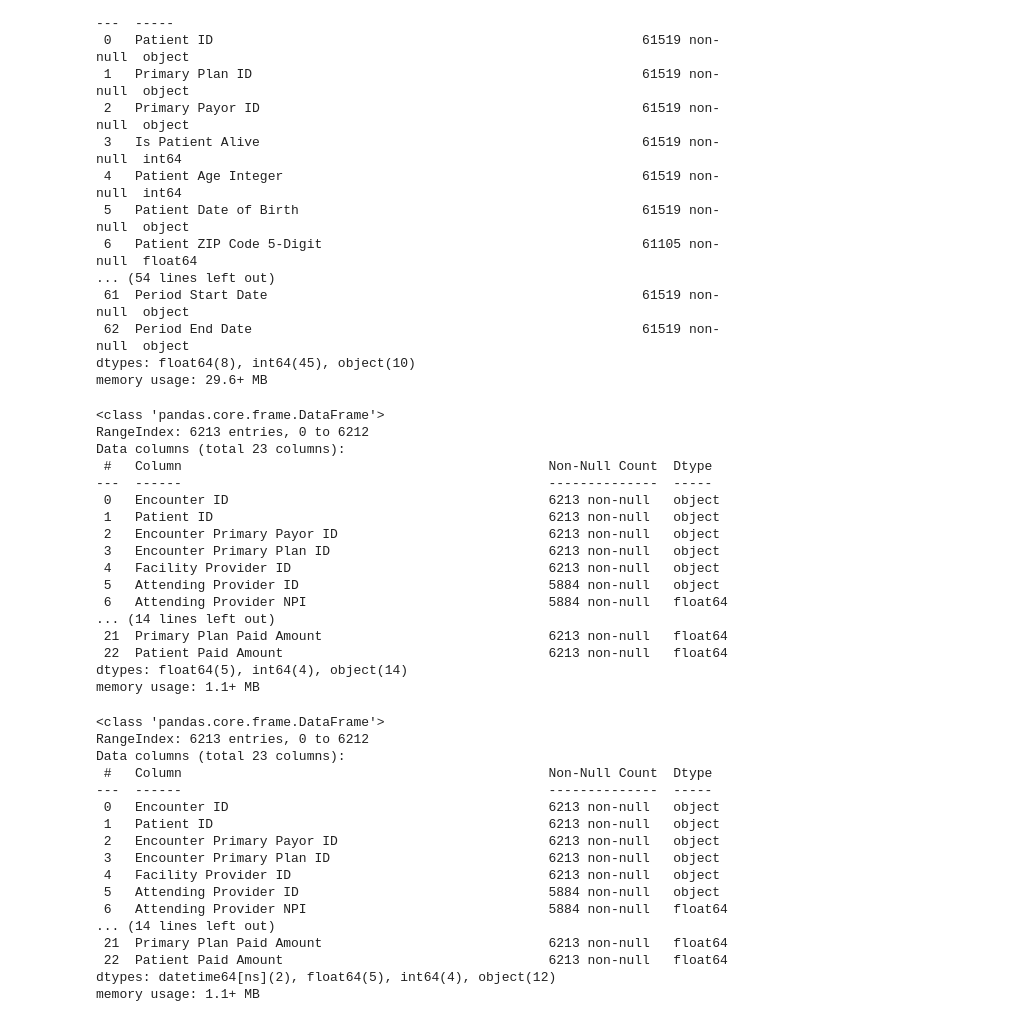
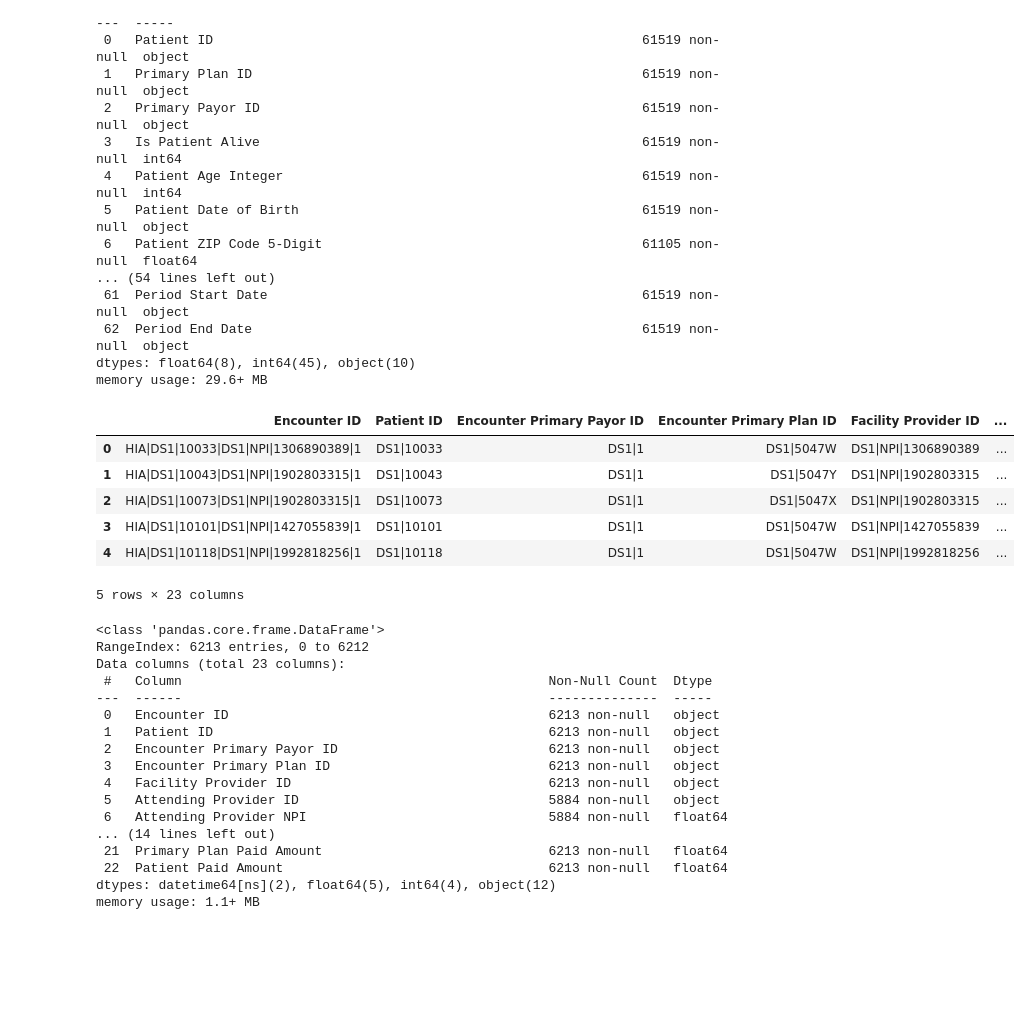
Before and after one commit to rghertel/hospital-readmission-not-koalas, a Jupyter notebook: notebook/hospital_readmission.ipynb, the cells around one changed output. Saved outputs shown, nothing was run; the diff lists cells and outputs as text; code cells hidden in the pictures; blank space fills up the shorter version.

```diff
--- a/notebook/hospital_readmission.ipynb
+++ b/notebook/hospital_readmission.ipynb
@@ -32,25 +43,15 @@ dtypes: float64(8), int64(45), object(10)
 memory usage: 29.6+ MB
 # %%
 inpatient_admin = pd.read_csv('../data/NSS_Hospital_Inpatient_Admissions.csv')
-inpatient_admin.info()
+inpatient_admin.head()
 # %% [output]
+|  | Encounter ID | Patient ID | Encounter Primary Payor ID | Encounter Primary Plan ID | Facility Provider ID | ... |
+| 0 | HIA|DS1|10033|DS1|NPI|1306890389|1 | DS1|10033 | DS1|1 | DS1|5047W | DS1|NPI|1306890389 | ... |
+| 1 | HIA|DS1|10043|DS1|NPI|1902803315|1 | DS1|10043 | DS1|1 | DS1|5047Y | DS1|NPI|1902803315 | ... |
+| 2 | HIA|DS1|10073|DS1|NPI|1902803315|1 | DS1|10073 | DS1|1 | DS1|5047X | DS1|NPI|1902803315 | ... |
+| 3 | HIA|DS1|10101|DS1|NPI|1427055839|1 | DS1|10101 | DS1|1 | DS1|5047W | DS1|NPI|1427055839 | ... |
+| 4 | HIA|DS1|10118|DS1|NPI|1992818256|1 | DS1|10118 | DS1|1 | DS1|5047W | DS1|NPI|1992818256 | ... |
-<class 'pandas.core.frame.DataFrame'>
-RangeIndex: 6213 entries, 0 to 6212
-Data columns (total 23 columns):
- #   Column                                               Non-Null Count  Dtype
----  ------                                               --------------  -----
- 0   Encounter ID                                         6213 non-null   object
- 1   Patient ID                                           6213 non-null   object
- 2   Encounter Primary Payor ID                           6213 non-null   object
- 3   Encounter Primary Plan ID                            6213 non-null   object
- 4   Facility Provider ID                                 6213 non-null   object
- 5   Attending Provider ID                                5884 non-null   object
- 6   Attending Provider NPI                               5884 non-null   float64
-... (14 lines left out)
- 21  Primary Plan Paid Amount                             6213 non-null   float64
- 22  Patient Paid Amount                                  6213 non-null   float64
-dtypes: float64(5), int64(4), object(14)
-memory usage: 1.1+ MB
+5 rows × 23 columns
 # %%
 # Converting some data types, specifically the dates
 
```
Also changed, not shown: parts of 18 cells of this notebook.
